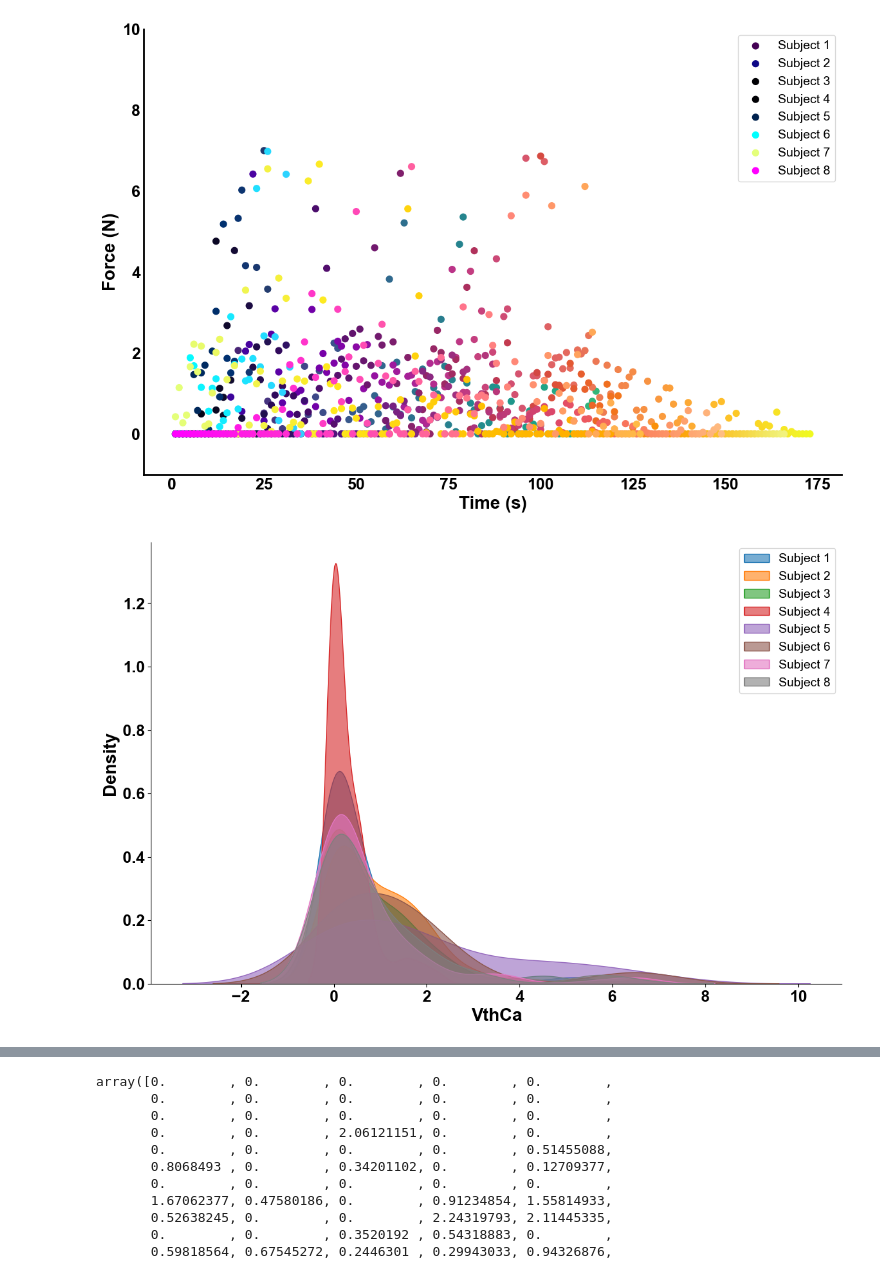
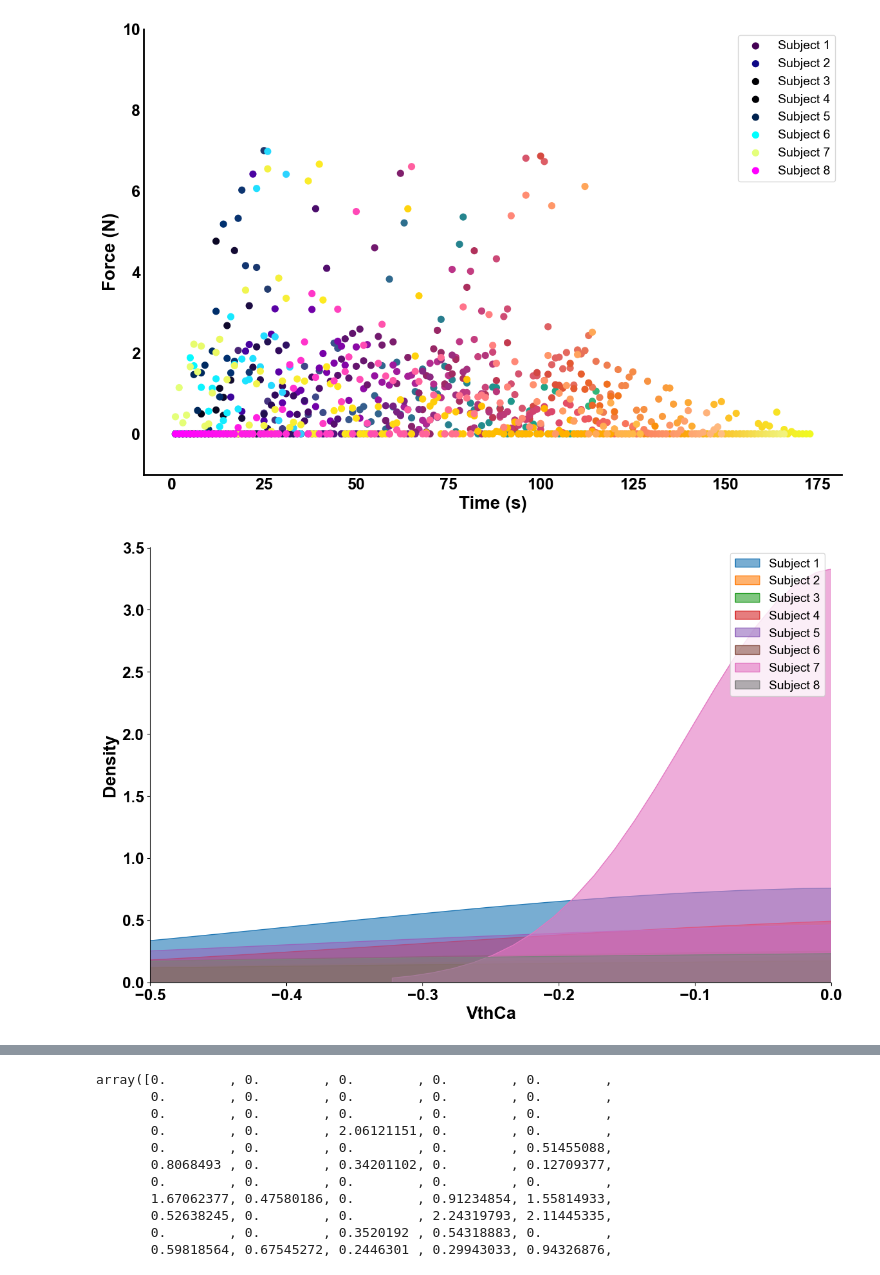
Before and after one commit to natmtc/flexible-motoneuron-control, a Jupyter notebook: Plot_figures.ipynb, the cells around one changed output, grey strips where cells are left out. Saved outputs shown, nothing was run; the diff lists cells and outputs as text; code cells hidden in the pictures.

```diff
--- a/Plot_figures.ipynb
+++ b/Plot_figures.ipynb
@@ -82,10 +134,5 @@ plt.show()
 # %%
-file_path = "/Users/nmt121/Desktop/Repositories/Motoneuron_Model/Data_MN_Model/Data_final/pair1314_trajectories_chirp_PICs.jld2"
-
-with h5py.File(file_path, 'r') as f:
-    firings_similar = f['trajectory2_controlled'][:].T
-
-file_path = "/Users/nmt121/Desktop/Repositories/Motoneuron_Model/Data_MN_Model/Data_final/pair6667_trajectories_chirp_PICs.jld2"
+file_path = "/Users/nmt121/Desktop/Repositories/Motoneuron_Model/Data_MN_Model/Data_final/pair6667_trajectories_balanced_PICs.jld2"
 
 with h5py.File(file_path, 'r') as f:
     firings_diff = f['trajectory2_controlled'][:].T
@@ -96,7 +143,6 @@ plt.rcParams['font.family'] = 'Arial'
 fig, ax = plt.subplots(figsize=(10, 7))
 
 
-plt.plot(firings_similar[:,0],firings_similar[:,1],c='darkorange',linewidth=4)
 plt.plot(firings_diff[:,0],firings_diff[:,1],c='green',linewidth=4)
 
 # Set axis labels
@@ -120,7 +166,7 @@ ax.spines['left'].set_linewidth(2)
 
 # plt.legend(['TA','VL'],fontsize=20)
 # Show the plot
-plt.savefig('/Users/nmt121/Desktop/figures/firings_fac_PICs_chirp.pdf', dpi=300, bbox_inches='tight')
+plt.savefig('/Users/nmt121/Desktop/firings_constant_PICs.pdf', dpi=300, bbox_inches='tight')
 
 
 
@@ -714,7 +760,7 @@ import seaborn as sns
 
 # Define file paths for each subject
 base_path = "/Users/nmt121/Desktop/Repositories/Motoneuron_Model/Data_MN_Model/Data_final/Subjects_optim_process/"
-subjects = [f"VthCa_VL_subject{i}_gamma1.jld2" for i in range(1, 9)]
+subjects = [f"VthCa_TA_subject{i}_gamma1.jld2" for i in range(1, 9)]
 
 # Load all data into a dictionary
 data_dict = {}
@@ -722,33 +768,34 @@ data_dict = {}
 # Load data
 for i, file_name in enumerate(subjects, start=1):
     file_path = f"{base_path}{file_name}"
     with h5py.File(file_path, 'r') as f:
-        data = f['VthCa_newVL'][:]
+        data = f['VthCa_newTA'][:]
         data_dict[f'subject{i}'] = data[:, 0]
 
 # Plot settings
 plt.rcParams['font.family'] = 'Arial'
 fig, ax = plt.subplots(figsize=(14, 9))
 
 # Plot distribution for each subject
 for i, (key, values) in enumerate(data_dict.items(), start=1):
     sns.kdeplot(values, fill=True, label=f'Subject {i}', alpha=0.6)
 
 # Set axis labels and title
 ax.set_xlabel("VthCa", fontsize=20, fontweight='bold')
 ax.set_ylabel("Density", fontsize=20, fontweight='bold')
 # ax.set_title("Distributions of Force Values for Each Subject", fontsize=22, fontweight='bold')
 
 # Format the axes
 plt.xticks(fontsize=18, fontweight='bold')
 plt.yticks(fontsize=18, fontweight='bold')
+plt.xlim([-0.5,0])
 sns.despine()
 
 # Add legend
 ax.legend(fontsize=14, loc='upper right')
 
 # Save and show the plot
-plt.savefig('/Users/nmt121/Desktop/figures/force_distributions.pdf', dpi=300, bbox_inches='tight')
+# plt.savefig('/Users/nmt121/Desktop/figures/force_distributions.pdf', dpi=300, bbox_inches='tight')
 plt.show()
 # %% [output]
-[figure, old version]
+[figure, new version]
```
Also changed, not shown: parts of 7 cells of this notebook, 10 other files.
